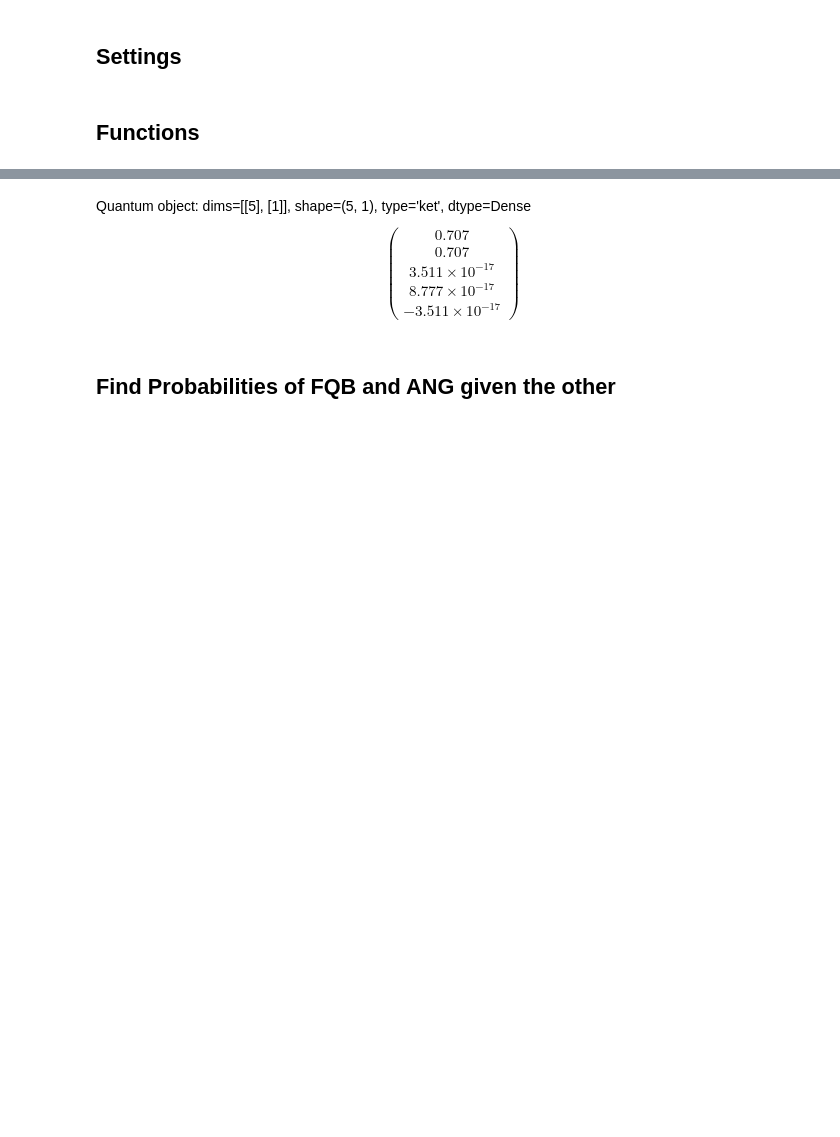
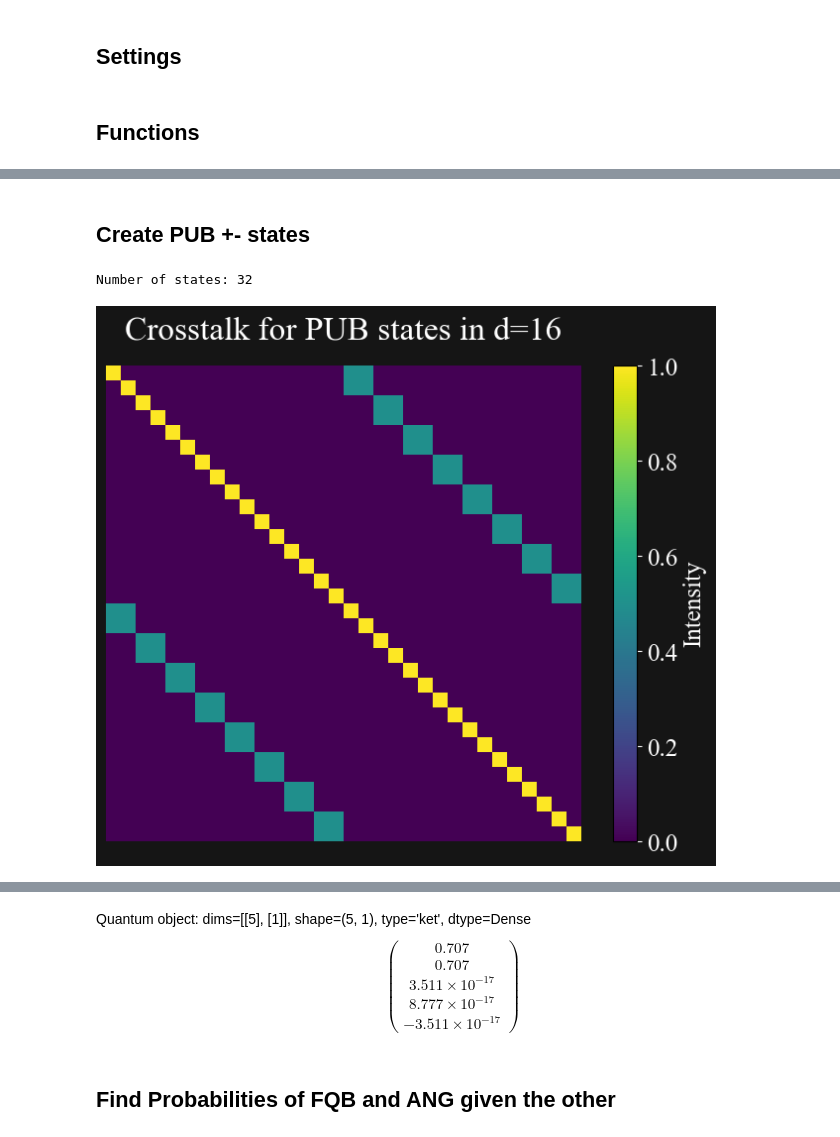
Before and after one commit to LukasScarfe/F-Qubits, a Jupyter notebook: fqubits.ipynb, the cells around one changed output, grey strips where cells are left out. Drawn from its saved outputs; the diff is of its cells as text; code cells hidden in the pictures; blank space fills up the shorter version.

```diff
--- a/fqubits.ipynb
+++ b/fqubits.ipynb
@@ -187,0 +257,11 @@ heatmap([[abs(state1.dag()*state2)**2 for state1 in MUBall(d)] for state2 in MUB
+# %% [markdown]
+## Create PUB +- states
+# %%
+d=16
+basis=LogicalBasis(d)+PUBBasis(d)
+print(f'Number of states: {len(basis)}')
+
+heatmap([[abs(state1.dag()*state2)**2 for state1 in basis] for state2 in basis],f'Crosstalk for PUB states in d={d}')
+# %% [output]
+Number of states: 32
+[figure, added]
```
Also changed, not shown: parts of 20 cells of this notebook, 3 other files.
